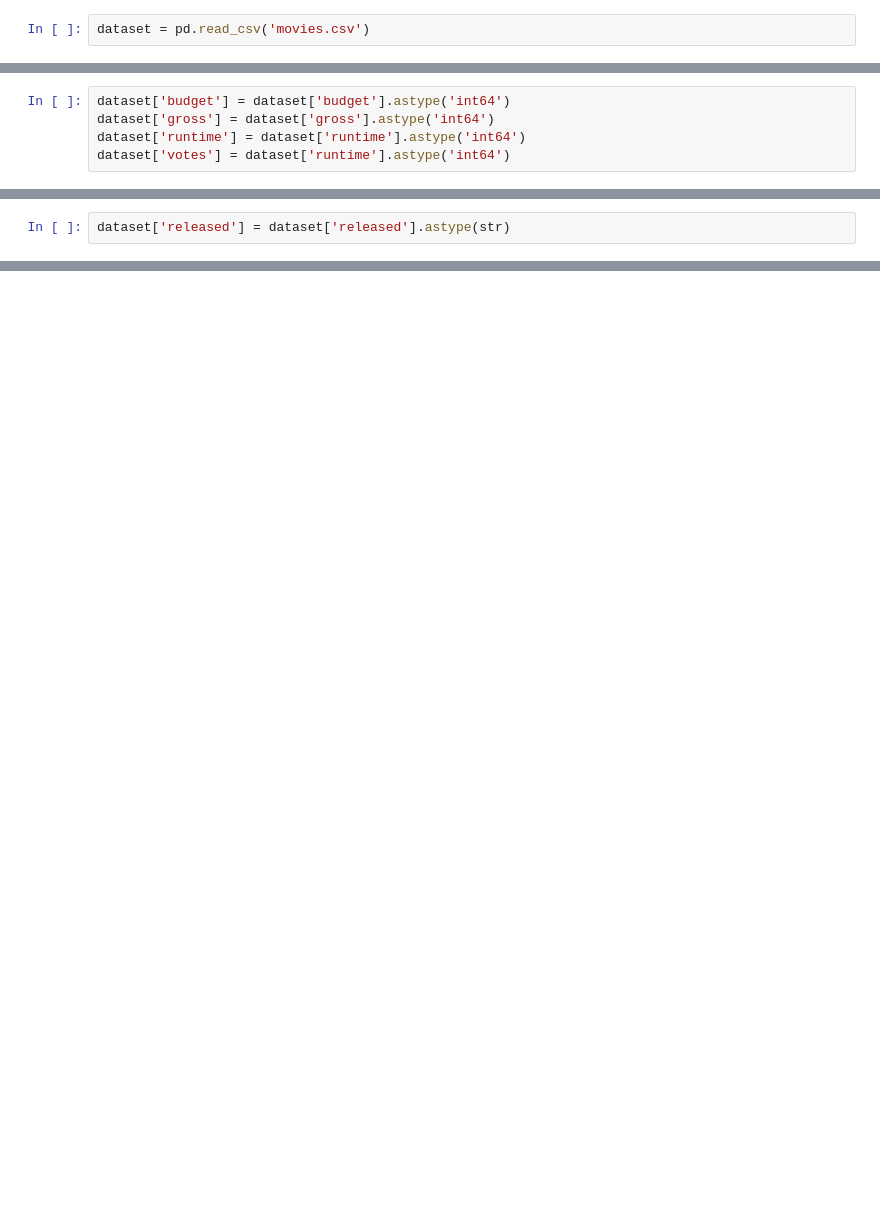
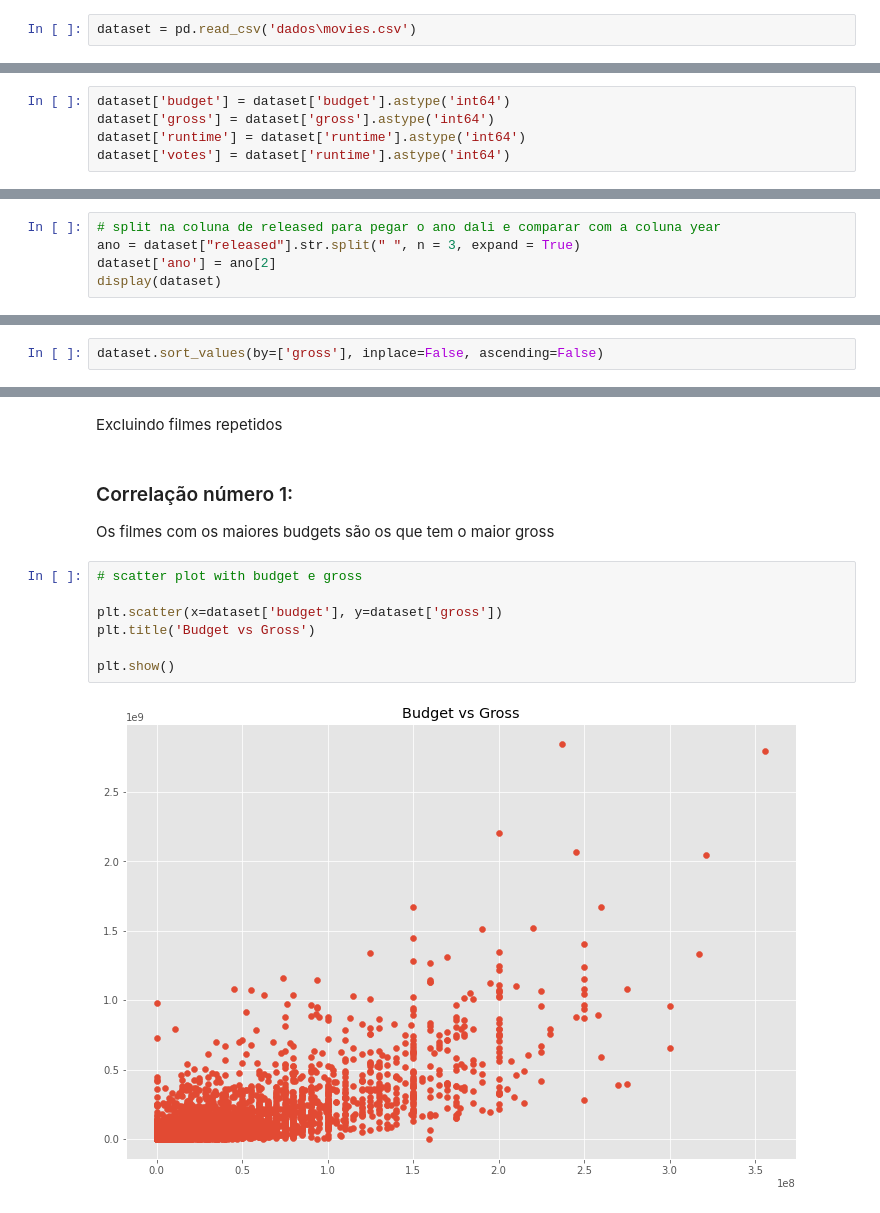
Before and after one commit to rayssabanti/Python-Analise-de-dados-Portfolio, a Jupyter notebook: Análise_de_Dados.ipynb, the cells around one changed output, grey strips where cells are left out. Saved outputs shown, nothing was run; the diff lists cells and outputs as text; blank space fills up the shorter version.

```diff
--- a/Análise_de_Dados.ipynb
+++ b/Análise_de_Dados.ipynb
@@ -14,4 +14,4 @@ matplotlib.rcParams['figure.figsize'] = (12,8)
 # %% [markdown]
 ## Importando e limpando os dados
 # %%
-dataset = pd.read_csv('movies.csv')
+dataset = pd.read_csv('dados\movies.csv')
@@ -119,3 +80 @@ display(dataset)
 *  Existem casos que a coluna Year e o ano do released estão diferentes
-# %%
-dataset['released'] = dataset['released'].astype(str)
@@ -121,0 +83,5 @@ dataset['released'] = dataset['released'].astype(str)
+# %%
+# split na coluna de released para pegar o ano dali e comparar com a coluna year
+ano = dataset["released"].str.split(" ", n = 3, expand = True)
+dataset['ano'] = ano[2]
+display(dataset)
@@ -121,0 +147,2 @@ dataset['released'] = dataset['released'].astype(str)
+# %%
+dataset.sort_values(by=['gross'], inplace=False, ascending=False)
@@ -121,0 +163,14 @@ dataset['released'] = dataset['released'].astype(str)
+# %% [markdown]
+Excluindo filmes repetidos
+# %% [markdown]
+### Correlação número 1:
+Os filmes com os maiores budgets são os que tem o maior gross
+# %%
+# scatter plot with budget e gross
+
+plt.scatter(x=dataset['budget'], y=dataset['gross'])
+plt.title('Budget vs Gross')
+
+plt.show()
+# %% [output]
+[figure, added]
```
Also changed, not shown: parts of 28 cells of this notebook.
